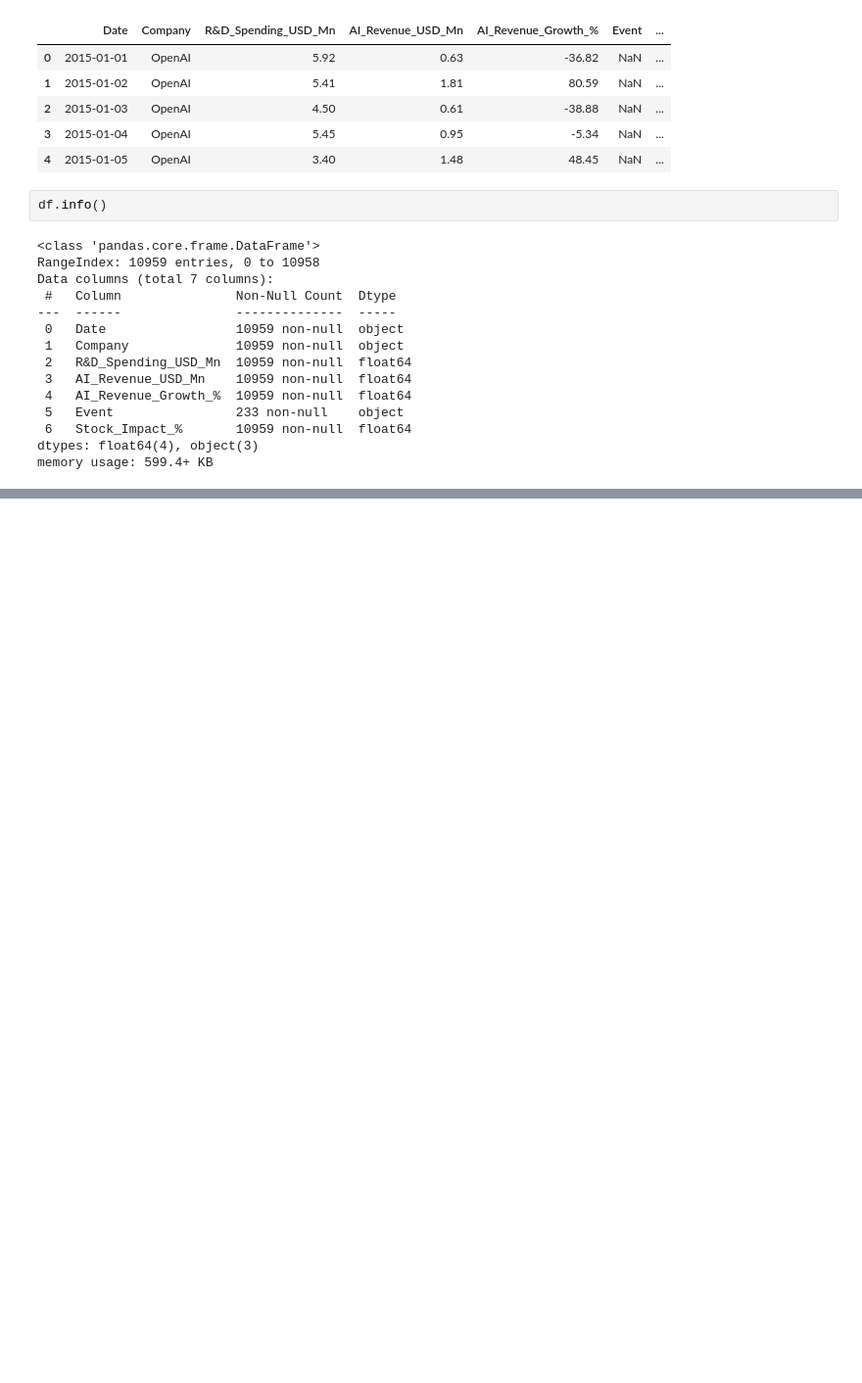
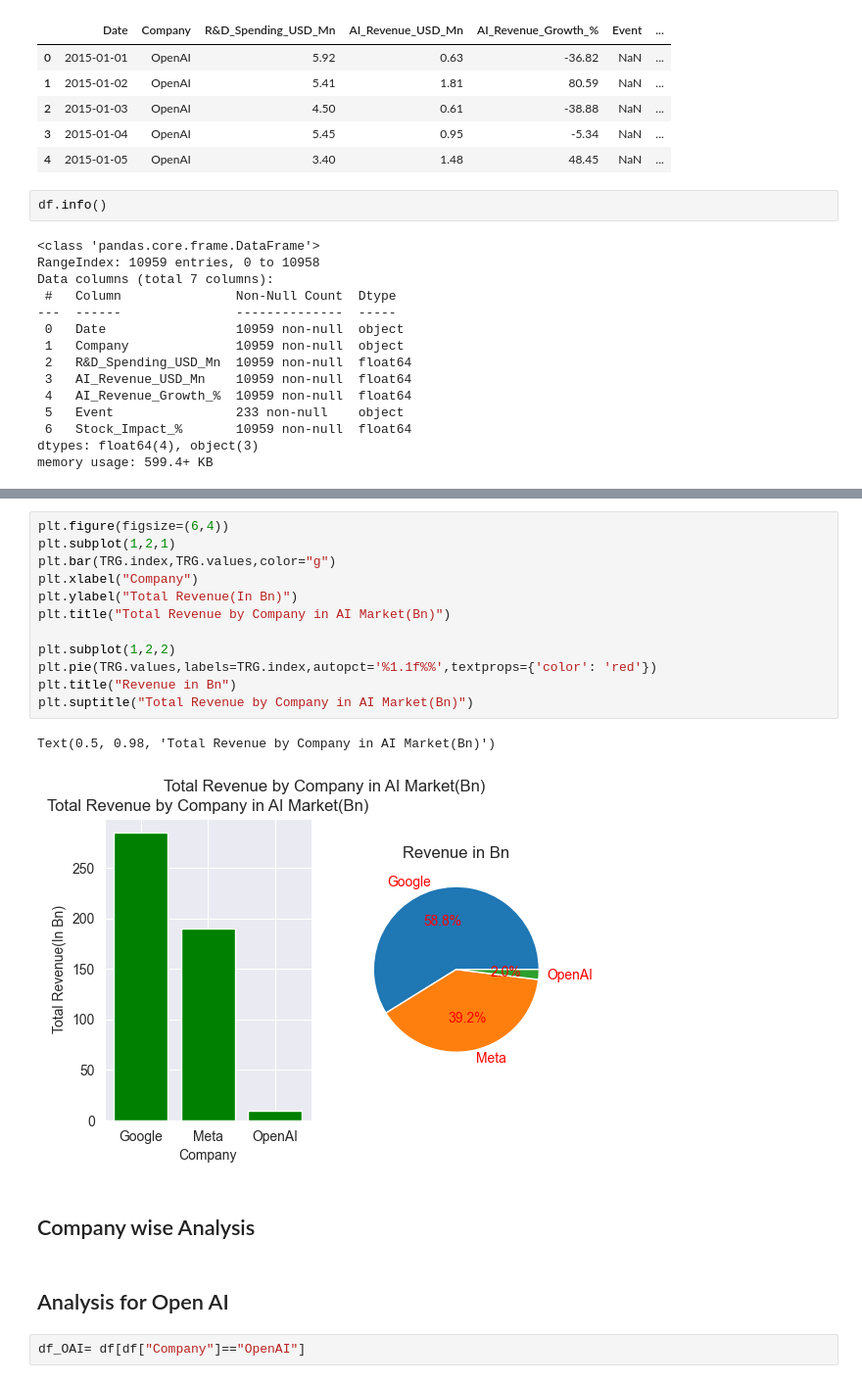
Before and after one commit to CodeStarkz/Analyse-AI-s-Financial-Market-Data-, a Jupyter notebook: AI_Financial_Data_Analysis.ipynb, the cells around one changed output, grey strips where cells are left out. Shown at 98% size. Saved outputs shown, nothing was run; the diff lists cells and outputs as text; blank space fills up the shorter version.

Commit message:
Analysis_Completed

```diff
--- a/AI_Financial_Data_Analysis.ipynb
+++ b/AI_Financial_Data_Analysis.ipynb
@@ -33,0 +161,21 @@ memory usage: 599.4+ KB
+# %%
+plt.figure(figsize=(6,4))
+plt.subplot(1,2,1)
+plt.bar(TRG.index,TRG.values,color="g")
+plt.xlabel("Company")
+plt.ylabel("Total Revenue(In Bn)")
+plt.title("Total Revenue by Company in AI Market(Bn)")
+
+plt.subplot(1,2,2)
+plt.pie(TRG.values,labels=TRG.index,autopct='%1.1f%%',textprops={'color': 'red'})
+plt.title("Revenue in Bn")
+plt.suptitle("Total Revenue by Company in AI Market(Bn)")
+# %% [output]
+Text(0.5, 0.98, 'Total Revenue by Company in AI Market(Bn)')
+[figure, added]
+# %% [markdown]
+## Company wise Analysis
+# %% [markdown]
+## Analysis for Open AI
+# %%
+df_OAI= df[df["Company"]=="OpenAI"]
```
Also changed, not shown: parts of 37 cells of this notebook.
